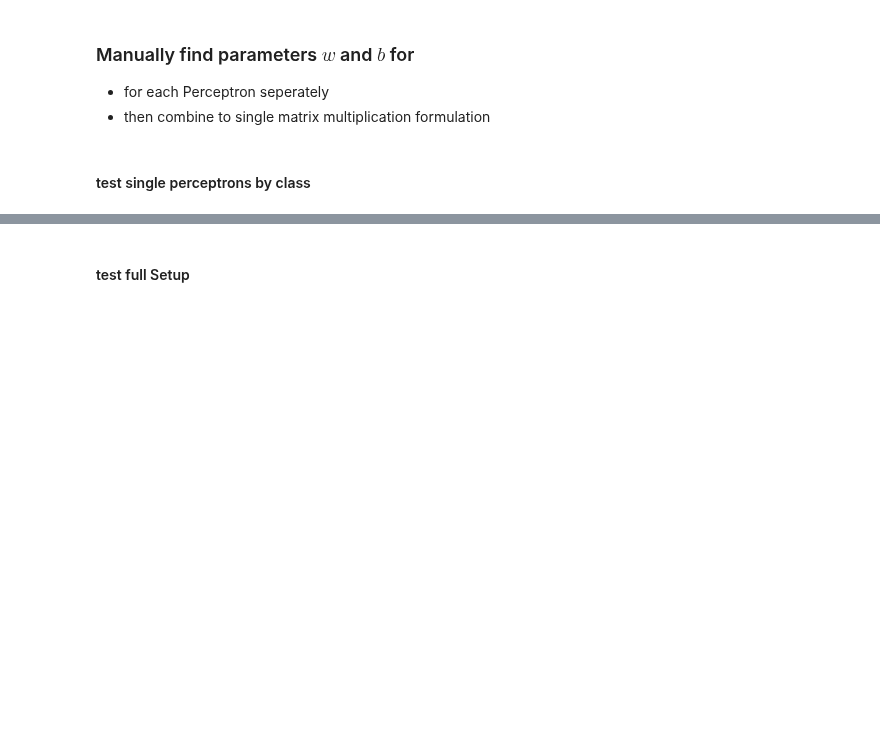
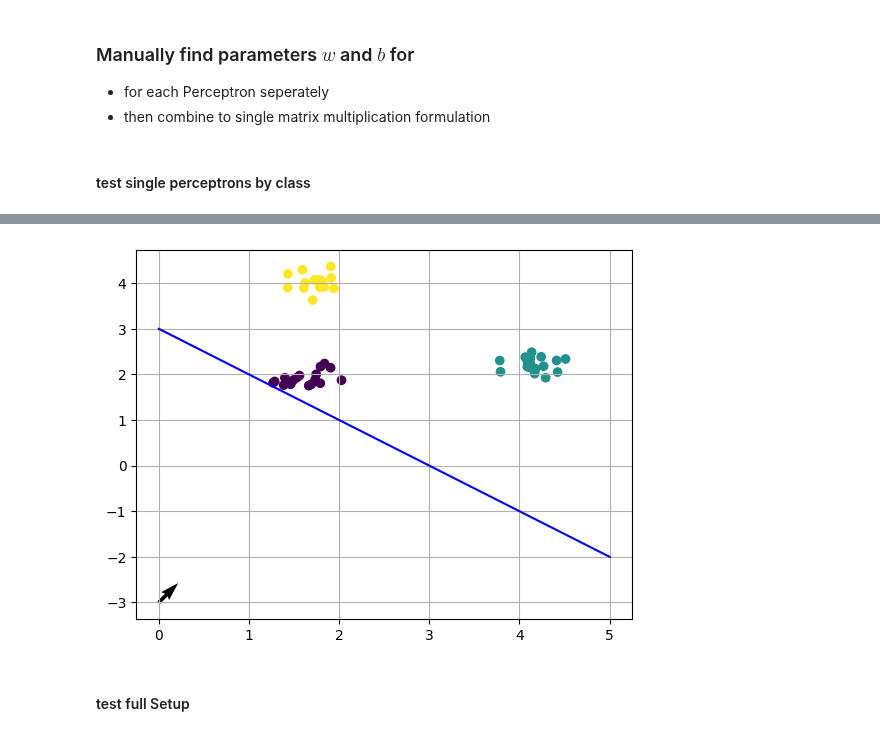
Before and after one commit to Mv0sKff/MyDeepLearning, a Jupyter notebook: week_2/Aufgabe_2_Multi_Class_Perceptrons.ipynb, the cells around one changed output, grey strips where cells are left out. Cells and saved outputs as stored; diff of their text form; code cells hidden in the pictures; blank space fills up the shorter version.

```diff
--- a/week_2/Aufgabe_2_Multi_Class_Perceptrons.ipynb
+++ b/week_2/Aufgabe_2_Multi_Class_Perceptrons.ipynb
@@ -48,3 +109,13 @@ encoded = enc.fit_transform(y.reshape(-1,1))
+# %%
+w2 = np.array([1, 1])
+b2 = -3
+
+line2 = plot_line_from_normal_vector_and_offset(w2, b2, color='blue',x_range=[0,5])
+plt.scatter(X[:,0],X[:,1],c=y)
+plt.quiver(0,b2,w2[0],w2[1])
+plt.grid()
+# %% [output]
+[figure, added]
 # %% [markdown]
 #### test full Setup
 # %% [markdown]
```
Also changed, not shown: parts of 2 cells of this notebook.
